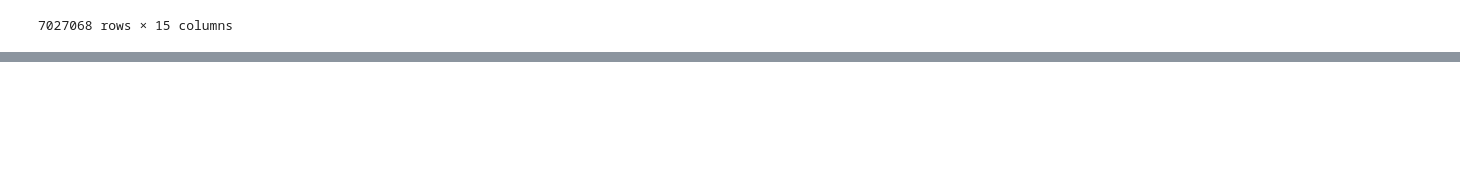
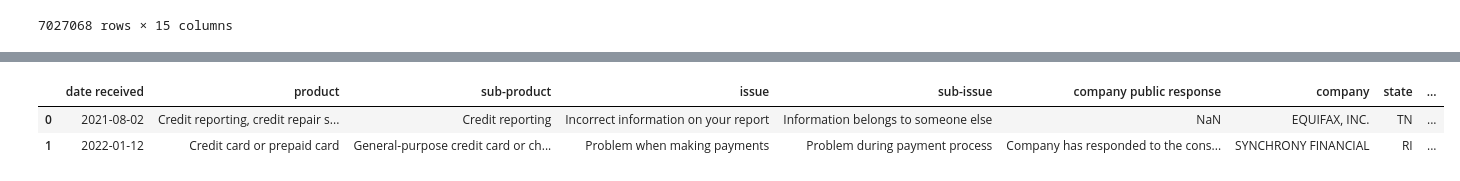
Before and after one commit to janettelau/consumer_complaints, a Jupyter notebook: complaints_notebook.ipynb, the cells around one changed output, grey strips where cells are left out. Cells and saved outputs as stored; diff of their text form; code cells hidden in the pictures; blank space fills up the shorter version.

```diff
--- a/complaints_notebook.ipynb
+++ b/complaints_notebook.ipynb
@@ -304,0 +85,7 @@ merge_db["product"]=merge_db["product"].replace({
+# %%
+# Preview of complaints database
+complaints_db.head(2)
+# %% [output]
+|  | date received | product | sub-product | issue | sub-issue | company public response | company | state | ... |
+| 0 | 2021-08-02 | Credit reporting, credit repair s... | Credit reporting | Incorrect information on your report | Information belongs to someone else | NaN | EQUIFAX, INC. | TN | ... |
+| 1 | 2022-01-12 | Credit card or prepaid card | General-purpose credit card or ch... | Problem when making payments | Problem during payment process | Company has responded to the cons... | SYNCHRONY FINANCIAL | RI | ... |
```
Also changed, not shown: parts of 61 cells of this notebook, 1 other file.
